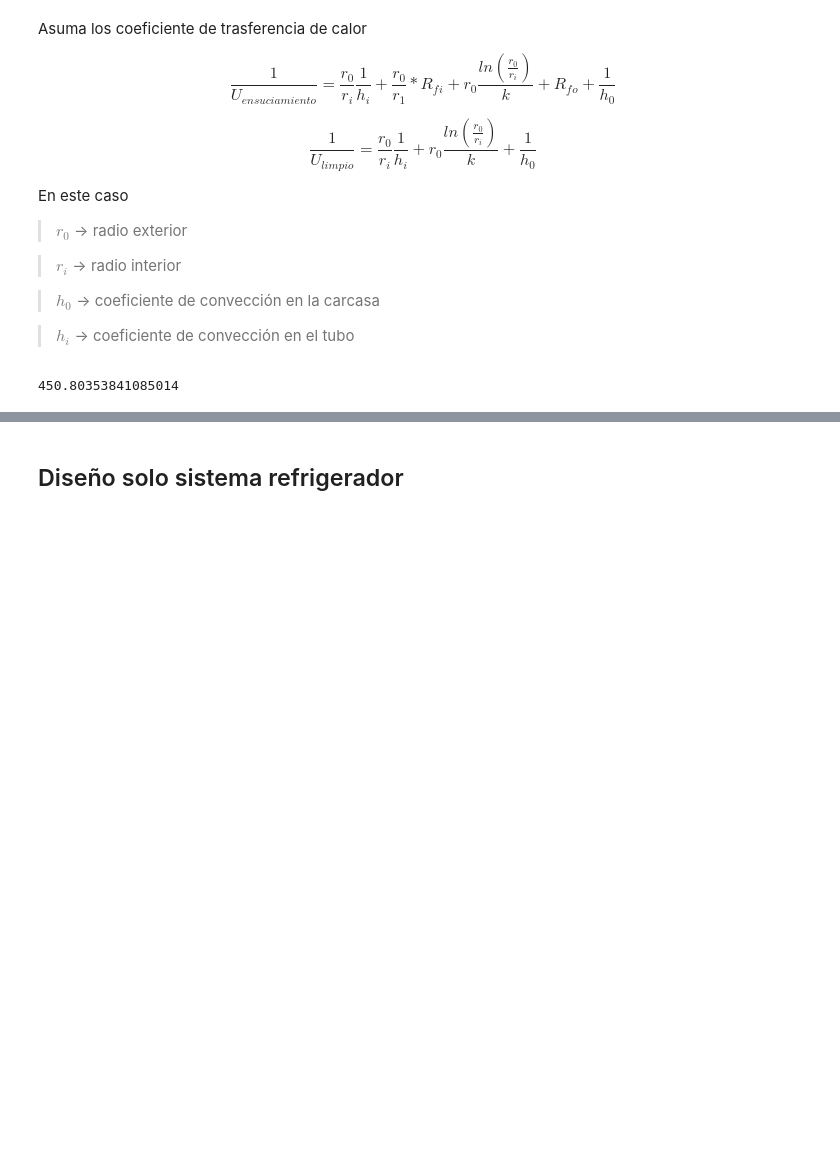
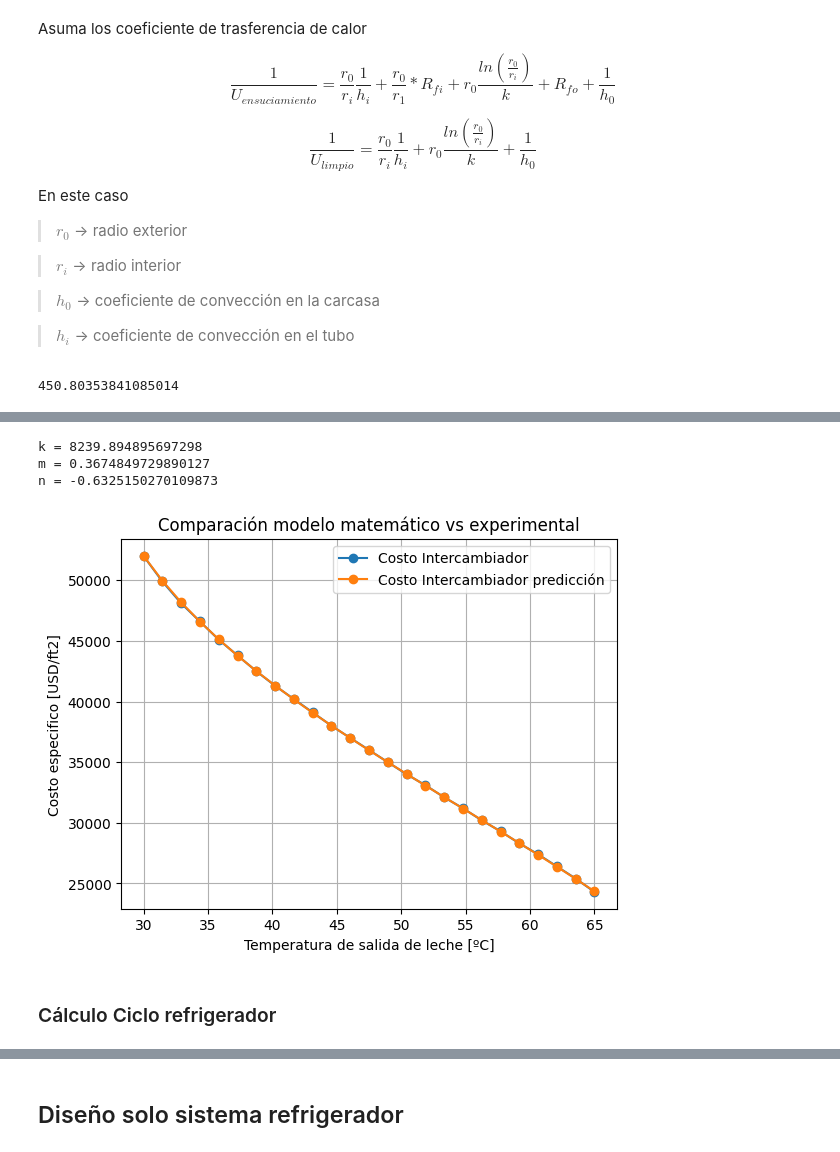
Before and after one commit to DanielSarmiento04/thermical_system, a Jupyter notebook: diseno_intercambiador_leche.ipynb, the cells around one changed output, grey strips where cells are left out. Saved outputs shown, nothing was run; the diff lists cells and outputs as text; code cells hidden in the pictures; blank space fills up the shorter version.

```diff
--- a/diseno_intercambiador_leche.ipynb
+++ b/diseno_intercambiador_leche.ipynb
@@ -1124,0 +1272,50 @@ U_ensuciamiento
+# %%
+# Define the power law function
+def power_law(x, A, B):
+    return A * (x ** B)
+# %%
+# Perform curve fitting to find A and B
+params, covariance = curve_fit(
+    power_law,
+    tabla_costos['Area ft^2'].to_numpy(),
+    tabla_costos["costo_intercambiador_especifico"].to_numpy()
+)
+# %%
+# Extract the values of A and B
+K, n = params
+
+m = 1 + n
+print("k =", K)
+print("m =", m)
+print("n =", n)
+# %% [output]
+k = 8239.894895697298
+m = 0.3674849729890127
+n = -0.6325150270109873
+# %%
+tabla_costos['costo_prediccion_intercambiador'] =  K * (tabla_costos['Area ft^2'] ** (m))
+# %%
+plt.plot(
+    tabla_costos['Tl2 ºC'],
+    tabla_costos['costo_intercambiador matches'],
+    marker='o',
+    label='Costo Intercambiador'
+)
+
+plt.plot(
+    tabla_costos['Tl2 ºC'],
+    tabla_costos['costo_prediccion_intercambiador'],
+    marker='o',
+    label='Costo Intercambiador predicción'
+)
+
+plt.xlabel('Temperatura de salida de leche [ºC]')
+plt.ylabel('Costo especifico [USD/ft2]')
+plt.title("Comparación modelo matemático vs experimental")
+plt.legend()
+plt.grid()
+plt.show()
+# %% [output]
+[figure, added]
+# %% [markdown]
+### Cálculo  Ciclo refrigerador
```
Also changed, not shown: parts of 33 cells of this notebook.
